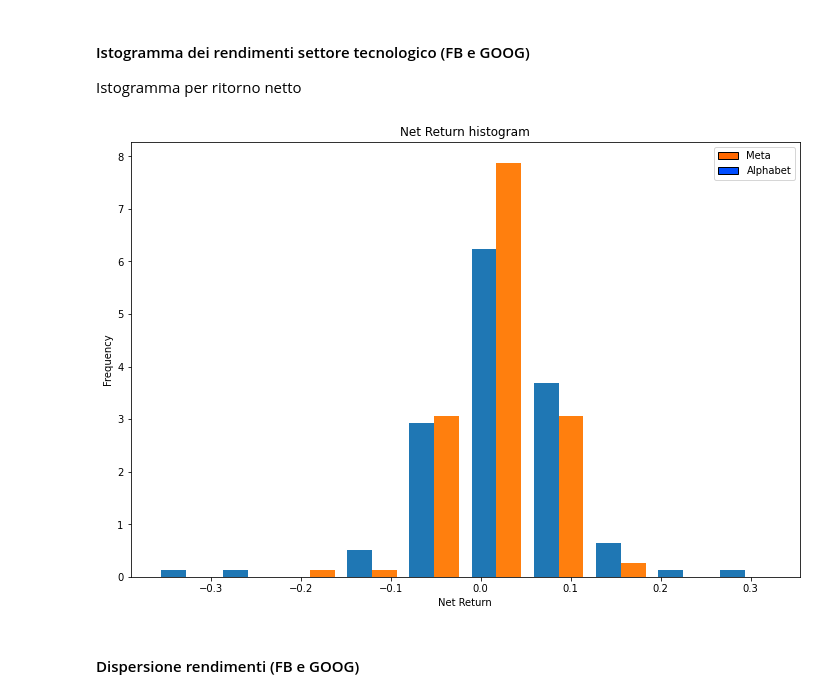
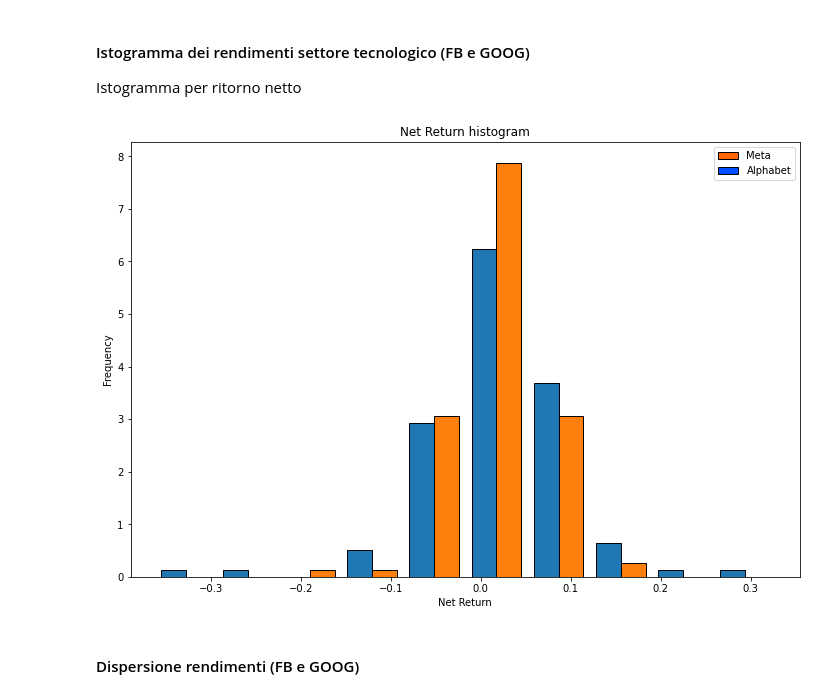
Before and after one commit to tommcamm/BISF-Project, a Jupyter notebook: python/Notebook del progetto.ipynb, the cells around one changed output. Saved outputs shown, nothing was run; the diff lists cells and outputs as text; code cells hidden in the pictures.

```diff
--- a/python/Notebook del progetto.ipynb
+++ b/python/Notebook del progetto.ipynb
@@ -222,21 +242,22 @@ Istogramma per ritorno netto
 # %%
 # Plot dell'istogramma dei rendimenti usando sempre matplotlib
 from matplotlib.patches import Rectangle # per la legenda ci serve rectangle
 
 cmap = plt.get_cmap('jet')
 
 
 plt.figure(figsize=(12,8)) # hist non ha come argomento la grandezza della figura, workaround
-plt.hist(rendimenti_tecno[["Rendimenti Netti Meta", "Rendimenti Netti Alphabet"]], density=True, )
+plt.hist(rendimenti_tecno[["Rendimenti Netti Meta", "Rendimenti Netti Alphabet"]], density=True, edgecolor='black')
 plt.title("Net Return histogram")
 t_labels=["Meta", "Alphabet"] # Nomi degli stock nella legenda
 t_handles=[Rectangle((0,0),1,1,color=cmap(0.8),ec="k"), Rectangle((0,0),1,1,color=cmap(0.2),ec="k")]
 plt.legend(t_handles, t_labels, loc='upper right') # Creazione legenda con posizione alto a dx
 plt.xlabel("Net Return")
 plt.ylabel("Frequency")
 
+
 plt.show()
 # %% [output]
-[figure, old version]
+[figure, new version]
 # %% [markdown]
 #### Dispersione rendimenti (FB e GOOG)
```
Also changed, not shown: parts of 6 cells of this notebook, 5 other files.
